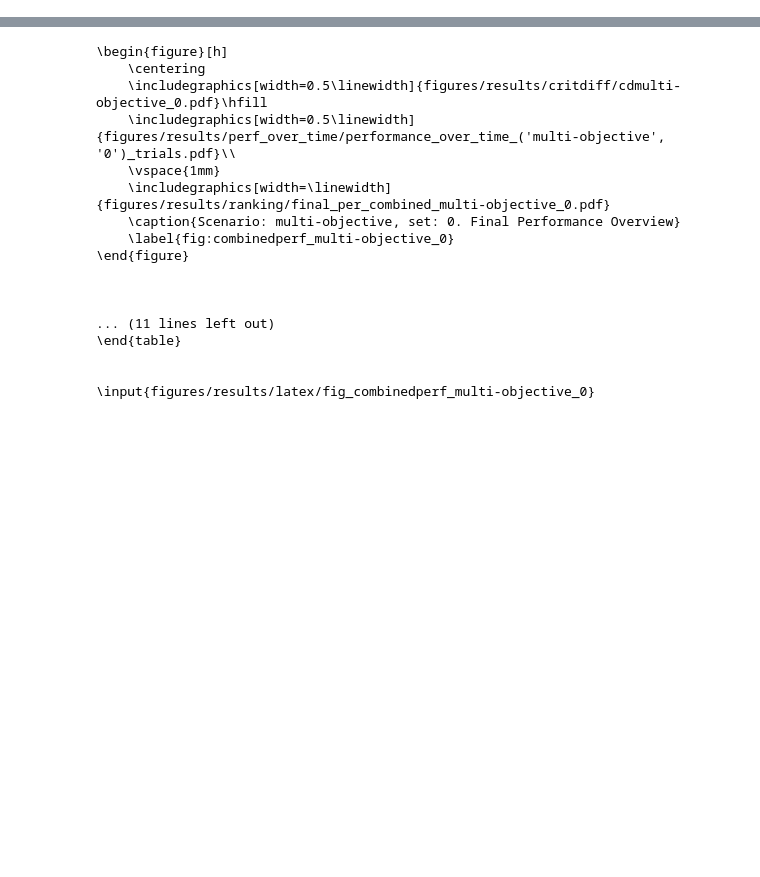
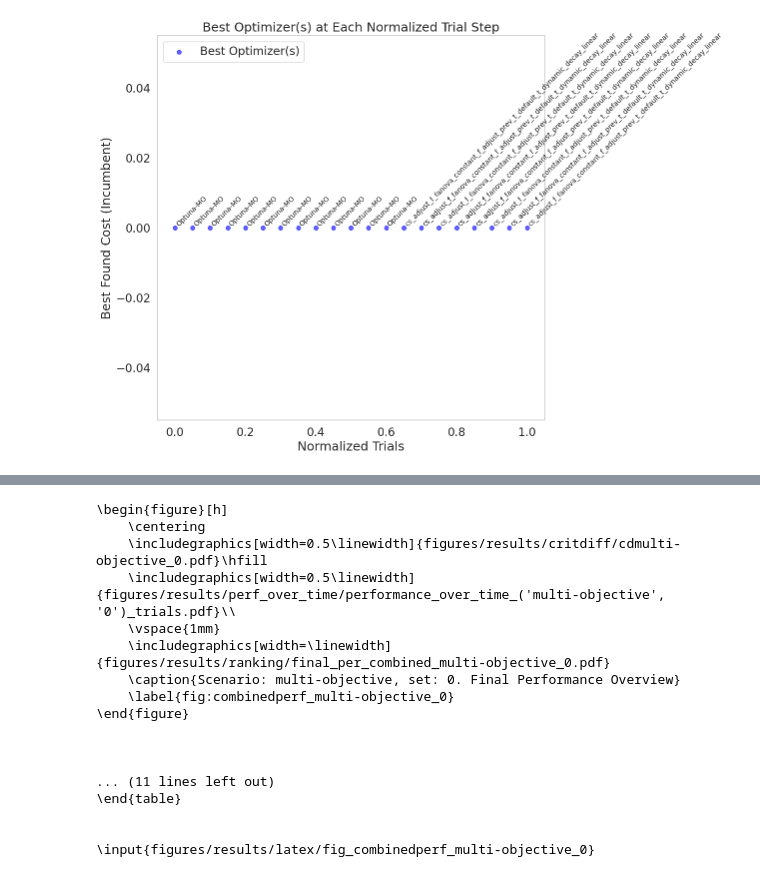
Before and after one commit to daphne12345/package_hpi_parego, a Jupyter notebook: plot_supplemental.ipynb, the cells around one changed output, grey strips where cells are left out. Cells and saved outputs as stored; diff of their text form; code cells hidden in the pictures; blank space fills up the shorter version.

```diff
--- a/plot_supplemental.ipynb
+++ b/plot_supplemental.ipynb
@@ -193,0 +231,18 @@ dtype: float64
+# %%
+mean_perf = perf.groupby(['n_trials_norm', 'optimizer_id'])['trial_value__cost_inc_norm'].mean().reset_index()
+# %%
+mean_perf['optimizer_id'] = mean_perf['optimizer_id'].replace({'cs_adjust_f_fanova_constant_f_adjust_prev_t_default_t_dynamic_decay_linear':'fanova_adjust_prev_default_linear_decay', 'cs_adjust_f_random_constant_f_adjust_prev_t_default_f_dynamic_decay_linear': 'random_adjust_prev_distribution_linear_decay',
+                                                               '75_cs_adjust_t_random_constant_f_adjust_prev_t_default_f':'random_cs_adjust_distribution_adjust_prev_randaug_75',
+                                                               'cs_adjust_t_random_constant_t_adjust_prev_t_default_f_dynamic_decay_linear':'random_cs_adjust_constant_adjust_prev_randaug_linear_decay',
+                                                               '75_cs_adjust_f_fanova_constant_f_adjust_prev_t_default_f':'fanova_adjust_prev_randaug_75',
+                                                               '05_cs_adjust_f_fanova_constant_f_adjust_prev_t_default_f':'fanova_adjust_prev_randaug_05',
+                                                               '75_cs_adjust_t_random_constant_t_adjust_prev_t_default_f':'random_cs_adjust_constant_adjust_prev_randaug_75',
+                                                               '05_cs_adjust_f_fanova_constant_f_adjust_prev_t_default_t':'fanova_adjust_prev_default_05',
+                                                               '75_cs_adjust_t_fanova_constant_f_adjust_prev_f_default_f':'fanova_cs_adjust_distribution_75',
+                                                               'cs_adjust_t_random_constant_t_adjust_prev_f_default_f_dynamic_decay_linear':'random_cs_adjust_constant_linear_decay',
+                                                               'cs_adjust_f_random_constant_f_adjust_prev_t_default_t_dynamic_decay_linear':'random_adjust_prev_default_linear_decay',
+                                                               'cs_adjust_t_fanova_constant_t_adjust_prev_f_default_f_dynamic_decay_linear':'fanova_cs_adjust_constant_linear_decay'})
+# %%
+mean_perf['optimizer_id'] = mean_perf['optimizer_id'].replace({'cs_adjust_t_fanova_constant_t_adjust_prev_f_default_f_dynamic_decay_linear':'random_cs_adjust_constant_adjust_prev_randaug_linear_decay'})
+# %%
+mean_perf['optimizer_id'] = mean_perf['optimizer_id'].str.replace('')
@@ -193,0 +293,39 @@ dtype: float64
+# %%
+import matplotlib.pyplot as plt
+
+# Group by n_trials_norm, then for each group find the optimizer(s) with the min cost
+best_optimizers = mean_perf.sort_values("n_trials_norm").groupby("n_trials_norm").apply(
+    lambda row: row[row['trial_value__cost_inc_norm'] == row['trial_value__cost_inc_norm'].min()]['optimizer_id'].unique()[0]
+)
+
+# Prepare to plot the results
+best_optimizers_flat = []
+best_costs = []
+best_n_trials_norm = []
+
+# Loop through to extract best optimizer(s) and their corresponding cost and trial norm
+for n_trial_norm, optimizer in best_optimizers.items():
+    # Find the minimum cost for this optimizer at the given n_trials_norm
+    cost = perf[(perf['n_trials_norm'] == n_trial_norm) & (perf['optimizer_id'] == optimizer)]['trial_value__cost_inc_norm'].min()
+
+    best_optimizers_flat.append(optimizer)
+    best_costs.append(cost)
+    best_n_trials_norm.append(n_trial_norm)
+
+# Plot the best optimizer(s) trajectory
+plt.figure(figsize=(10, 10))
+plt.scatter(best_n_trials_norm, best_costs, c='blue', label="Best Optimizer(s)", alpha=0.6)
+
+# Annotate optimizer IDs at each point
+for n_trial_norm, cost, opt in zip(best_n_trials_norm, best_costs, best_optimizers_flat):
+    plt.text(n_trial_norm, cost, f"{opt}", fontsize=10, verticalalignment="bottom", rotation=45)
+
+# Plot settings
+plt.xlabel("Normalized Trials")
+plt.ylabel("Best Found Cost (Incumbent)")
+plt.title("Best Optimizer(s) at Each Normalized Trial Step")
+plt.legend()
+plt.grid()
+plt.show()
+# %% [output]
+[figure, added]
```
Also changed, not shown: parts of 14 cells of this notebook, 2 other files.
